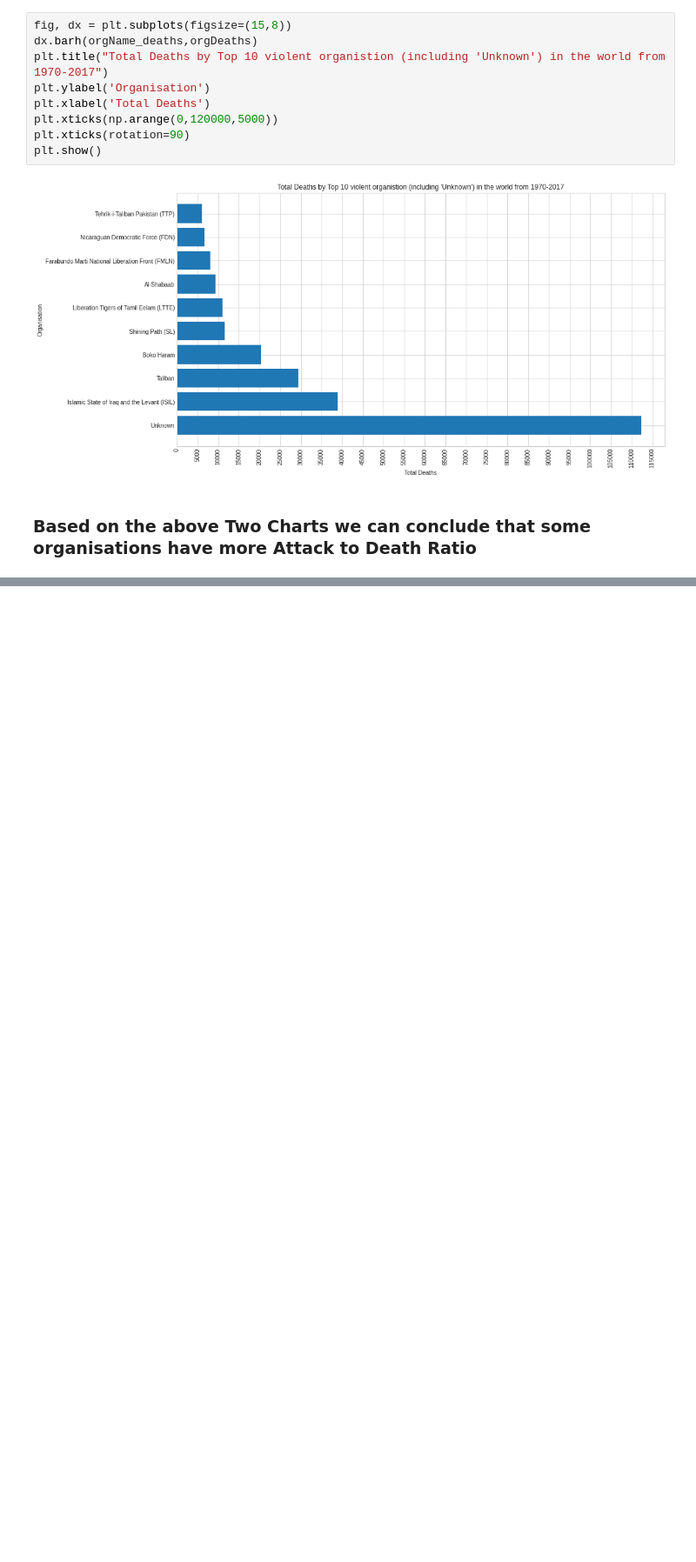
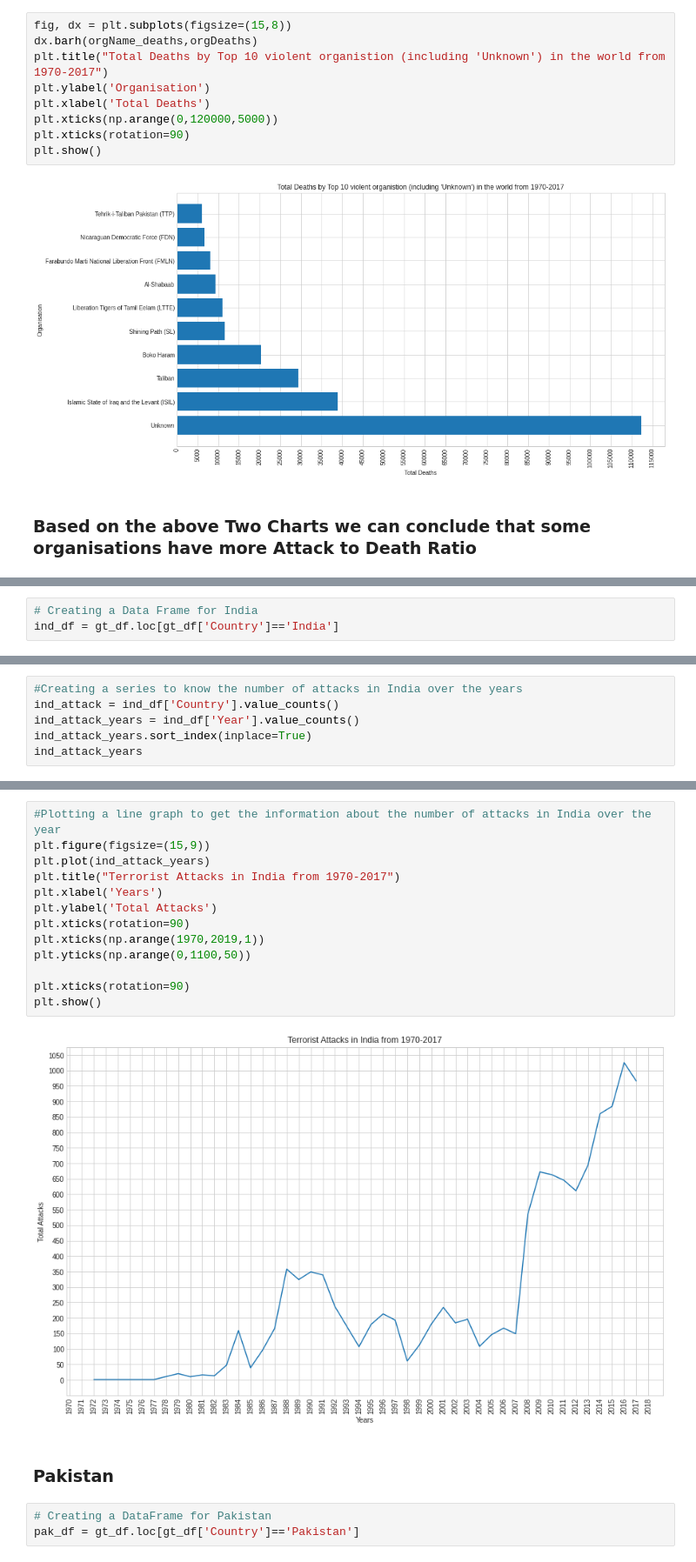
Before and after one commit to chvikas/global-terrorism-analysis, a Jupyter notebook: Global_Terrorism_Analysis_Capstone_Project.ipynb, the cells around one changed output, grey strips where cells are left out. Shown at 87% size. Cells and saved outputs as stored; diff of their text form; blank space fills up the shorter version.

```diff
--- a/Global_Terrorism_Analysis_Capstone_Project.ipynb
+++ b/Global_Terrorism_Analysis_Capstone_Project.ipynb
@@ -573,0 +783,3 @@ plt.show()
+# %%
+# Creating a Data Frame for India
+ind_df = gt_df.loc[gt_df['Country']=='India']
@@ -573,0 +802,6 @@ plt.show()
+# %%
+#Creating a series to know the number of attacks in India over the years
+ind_attack = ind_df['Country'].value_counts()
+ind_attack_years = ind_df['Year'].value_counts()
+ind_attack_years.sort_index(inplace=True)
+ind_attack_years
@@ -573,0 +826,20 @@ plt.show()
+# %%
+#Plotting a line graph to get the information about the number of attacks in India over the year
+plt.figure(figsize=(15,9))
+plt.plot(ind_attack_years)
+plt.title("Terrorist Attacks in India from 1970-2017")
+plt.xlabel('Years')
+plt.ylabel('Total Attacks')
+plt.xticks(rotation=90)
+plt.xticks(np.arange(1970,2019,1))
+plt.yticks(np.arange(0,1100,50))
+
+plt.xticks(rotation=90)
+plt.show()
+# %% [output]
+[figure, added]
+# %% [markdown]
+### Pakistan
+# %%
+# Creating a DataFrame for Pakistan
+pak_df = gt_df.loc[gt_df['Country']=='Pakistan']
```
Also changed, not shown: parts of 80 cells of this notebook.
